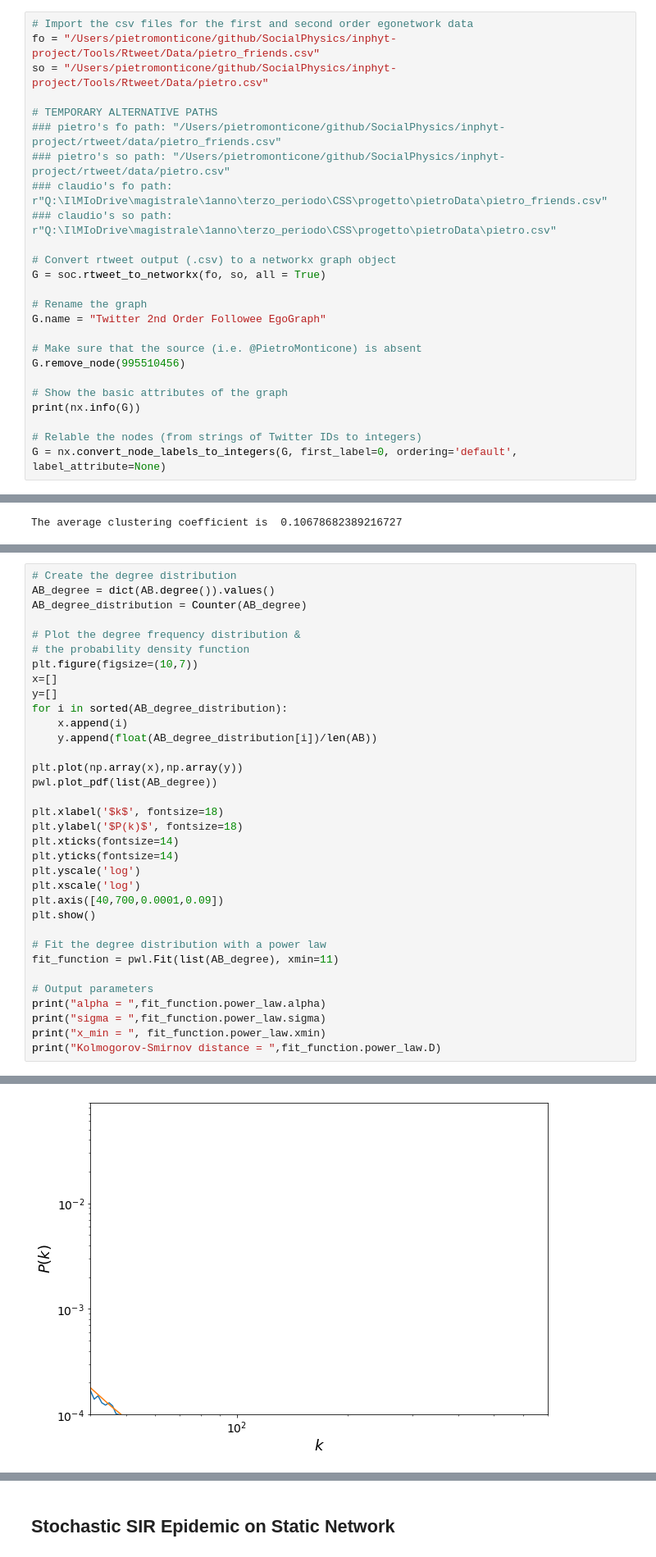
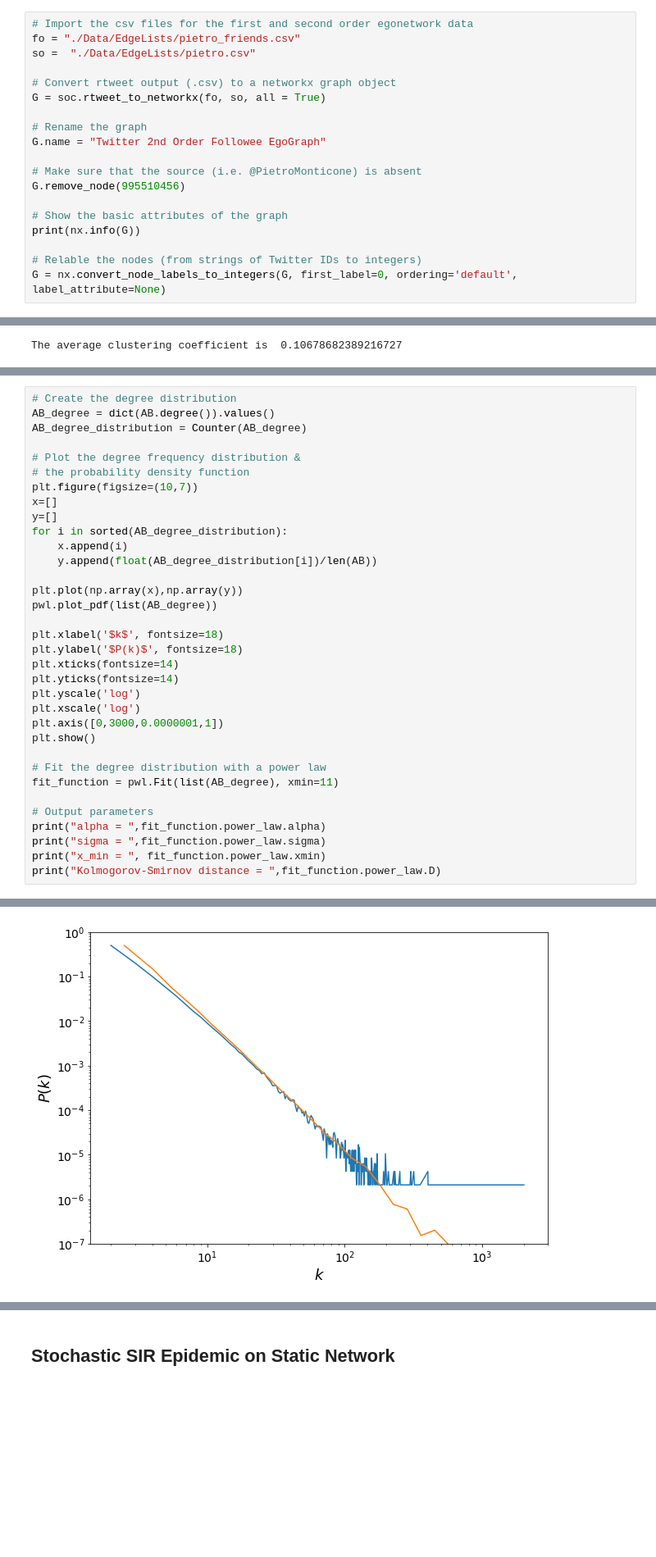
Before and after one commit to pitmonticone/SocialMediaEgoGraphAnalysis, a Jupyter notebook: Analysis/Twitter2.ipynb, the cells around one changed output, grey strips where cells are left out. Shown at 82% size. Drawn from its saved outputs; the diff is of its cells as text; blank space fills up the shorter version.

```diff
--- a/Analysis/Twitter2.ipynb
+++ b/Analysis/Twitter2.ipynb
@@ -52,13 +56,7 @@ Populating the interactive namespace from numpy and matplotlib
 # %%
 # Import the csv files for the first and second order egonetwork data
-fo = "/Users/pietromonticone/github/SocialPhysics/inphyt-project/Tools/Rtweet/Data/pietro_friends.csv"
-so = "/Users/pietromonticone/github/SocialPhysics/inphyt-project/Tools/Rtweet/Data/pietro.csv"
-
-# TEMPORARY ALTERNATIVE PATHS
-### pietro's fo path: "/Users/pietromonticone/github/SocialPhysics/inphyt-project/rtweet/data/pietro_friends.csv"
-### pietro's so path: "/Users/pietromonticone/github/SocialPhysics/inphyt-project/rtweet/data/pietro.csv"
-### claudio's fo path: r"Q:\IlMIoDrive\magistrale\1anno\terzo_periodo\CSS\progetto\pietroData\pietro_friends.csv"
-### claudio's so path: r"Q:\IlMIoDrive\magistrale\1anno\terzo_periodo\CSS\progetto\pietroData\pietro.csv"
+fo = "./Data/EdgeLists/pietro_friends.csv"
+so =  "./Data/EdgeLists/pietro.csv"
 
 # Convert rtweet output (.csv) to a networkx graph object
 G = soc.rtweet_to_networkx(fo, so, all = True)
@@ -548,7 +470,7 @@ plt.xticks(fontsize=14)
 plt.yticks(fontsize=14)
 plt.yscale('log')
 plt.xscale('log')
-plt.axis([40,700,0.0001,0.09])
+plt.axis([0,3000,0.0000001,1])
 plt.show()
 
 # Fit the degree distribution with a power law
@@ -563 +486 @@ print("Kolmogorov-Smirnov distance = ",fit_function.power_law.D)
-[figure, old version]
+[figure, new version]
```
Also changed, not shown: parts of 68 cells of this notebook, 3 other files.
